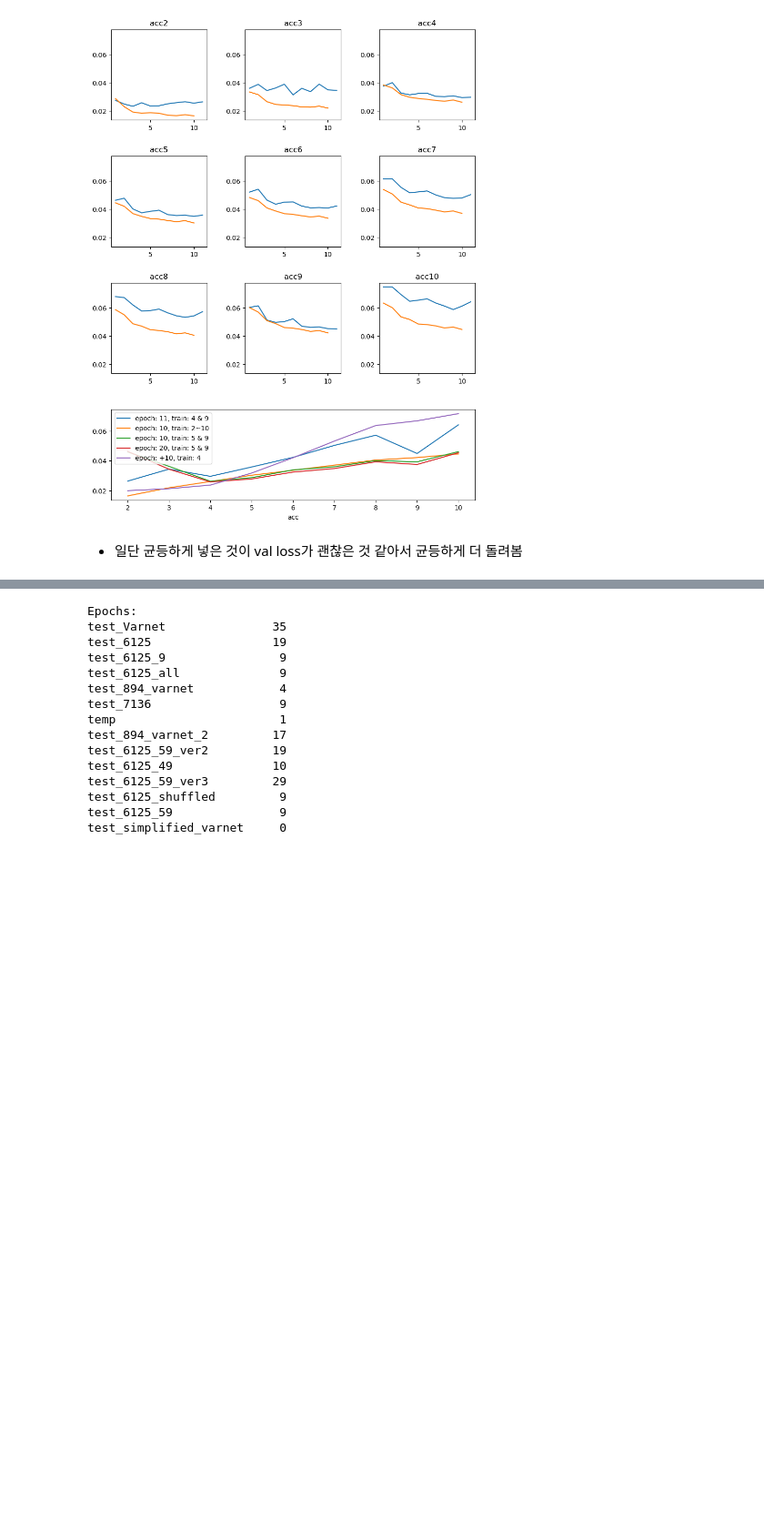
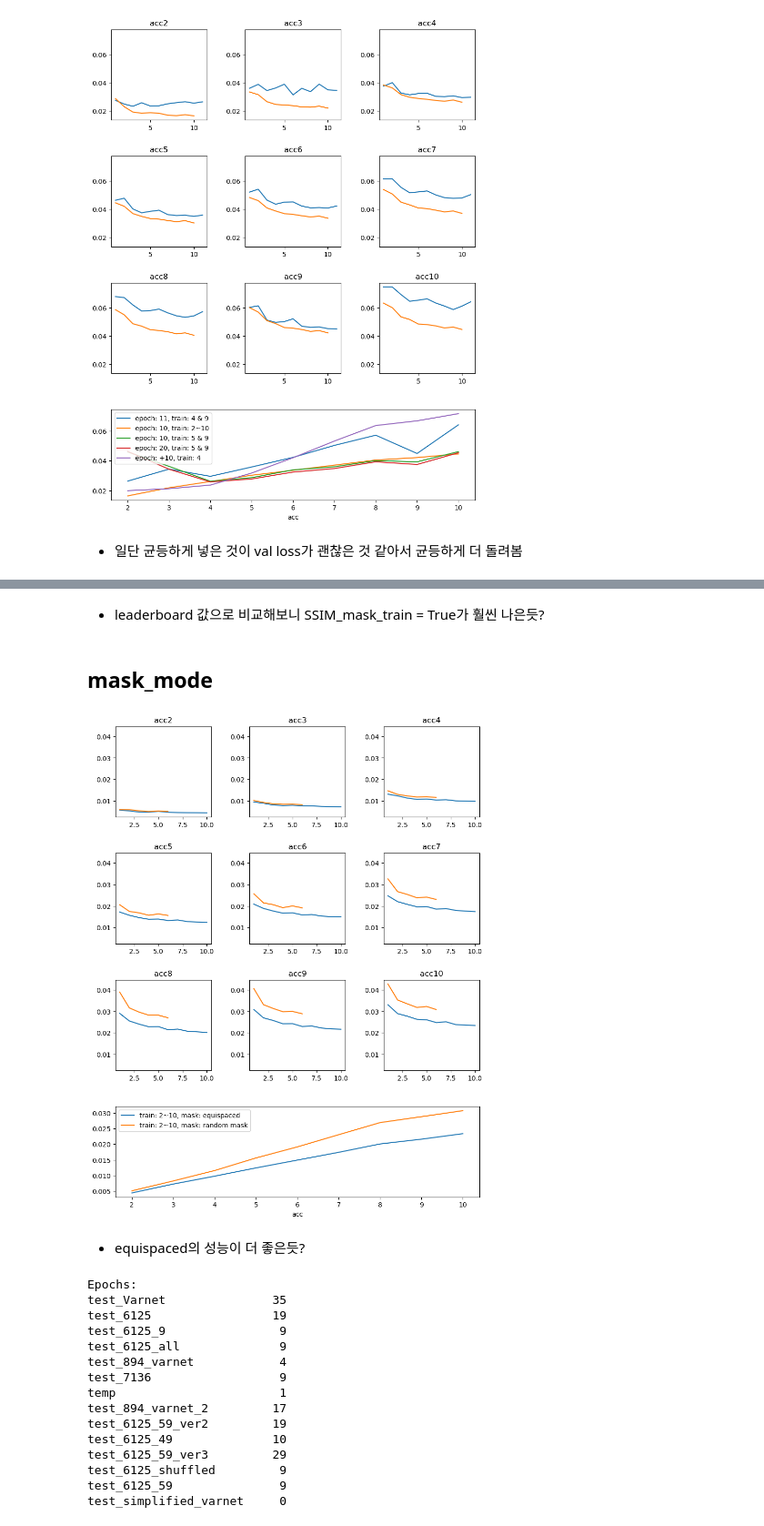
Before and after one commit to mjk32384/FastMRI_code, a Jupyter notebook: experimental.ipynb, the cells around one changed output, grey strips where cells are left out. Shown at 91% size. Cells and saved outputs as stored; diff of their text form; code cells hidden in the pictures; blank space fills up the shorter version.

```diff
--- a/experimental.ipynb
+++ b/experimental.ipynb
@@ -682,3 +716,18 @@ graph_val_loss([data1, data2, data3, data4, data5],
+# %% [markdown]
+- leaderboard 값으로 비교해보니 SSIM_mask_train = True가 훨씬 나은듯?
+# %% [markdown]
+## mask_mode
+# %%
+import numpy as np
+from graph import graph_val_loss
+data1 = np.load("../result/test_6125_all/val_loss_log.npy")
+data2 = np.load("../result/test_6125_all_ssim_mask/val_loss_mask_log.npy")
+data3 = np.load("../result/test_6125_all_ssim_mask_random/val_loss_mask_log.npy")
+graph_val_loss([data2, data3], ['train: 2~10, mask: equispaced','train: 2~10, mask: random mask'])
+# %% [output]
+[figure, added]
+# %% [markdown]
+- equispaced의 성능이 더 좋은듯?
 # %%
 import os
 import numpy as np
```
Also changed, not shown: parts of 5 cells of this notebook, 3 other files.
